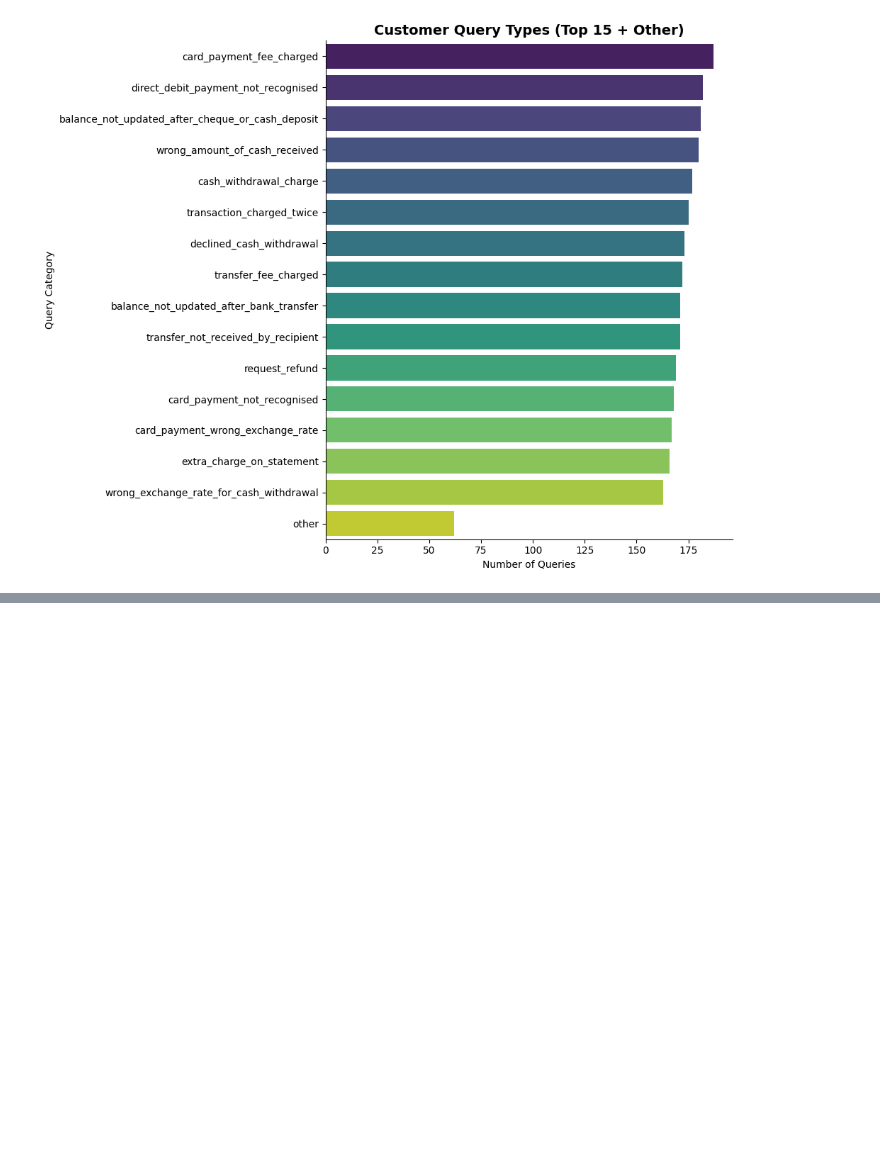
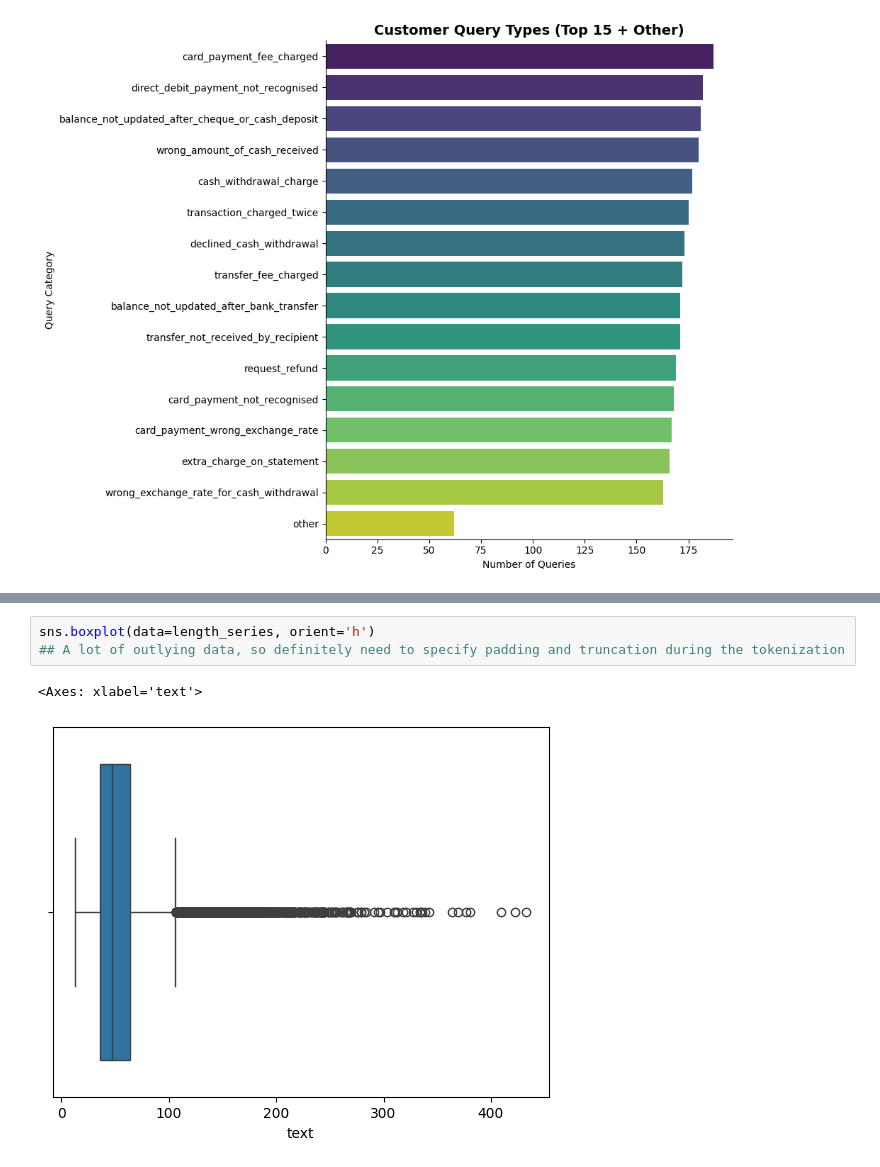
Before and after one commit to saikiran76/Banking-intent-from-customers, a Jupyter notebook: banking_classification_BERT.ipynb, the cells around one changed output, grey strips where cells are left out. Drawn from its saved outputs; the diff is of its cells as text; blank space fills up the shorter version.

```diff
--- a/banking_classification_BERT.ipynb
+++ b/banking_classification_BERT.ipynb
@@ -87,0 +171,6 @@ Passing `palette` without assigning `hue` is deprecated and will be removed in v
+# %%
+sns.boxplot(data=length_series, orient='h')
+## A lot of outlying data, so definitely need to specify padding and truncation during the tokenization
+# %% [output]
+<Axes: xlabel='text'>
+[figure, added]
```
Also changed, not shown: parts of 5 cells of this notebook, 1 other file.
